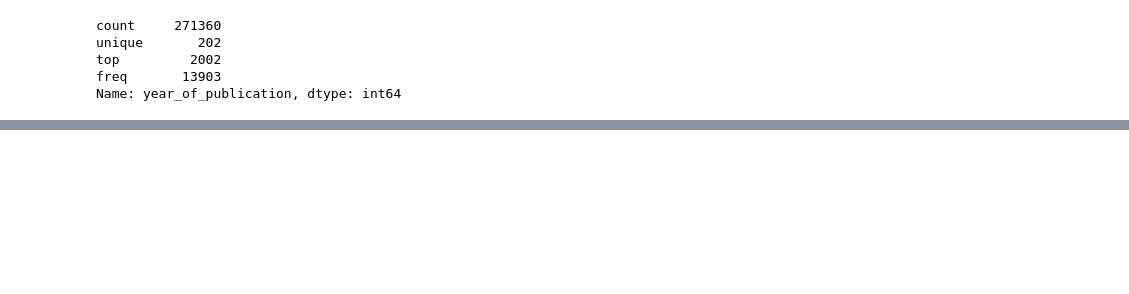
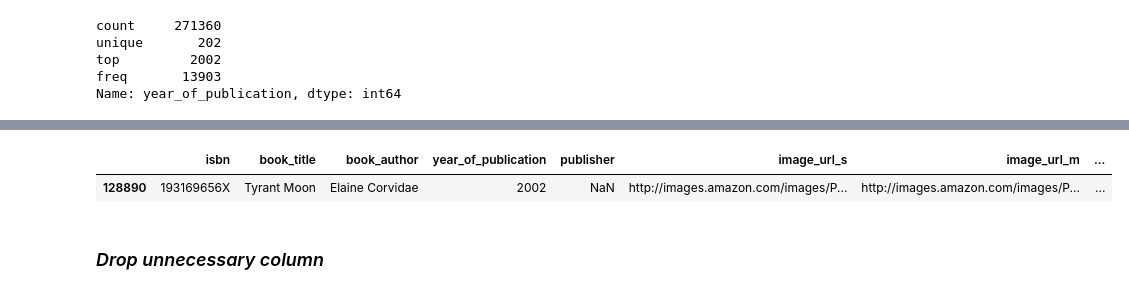
Before and after one commit to SophieHubert/Recommended-Reading, a Jupyter notebook: Working/01.1 - Data cleaning - Books.ipynb, the cells around one changed output, grey strips where cells are left out. Cells and saved outputs as stored; diff of their text form; code cells hidden in the pictures; blank space fills up the shorter version.

```diff
--- a/Working/01.1 - Data cleaning - Books.ipynb
+++ b/Working/01.1 - Data cleaning - Books.ipynb
@@ -182,2 +274,2 @@ books.year_of_publication.isnull().sum()
 # %%
-books.yearOfPublication = books.yearOfPublication.astype(np.int32)
+books.year_of_publication = books.year_of_publication.astype(np.int32)
@@ -188,7 +306,10 @@ books.loc[books.publisher.isnull(),:]
 # %%
 #investigating rows having NaNs
 #Checking with rows having bookTitle as Tyrant Moon to see if we can get any clues
-books.loc[(books.bookTitle == 'Tyrant Moon'),:]
+books.loc[(books.book_title == 'Tyrant Moon'),:]
 #no clues
+# %% [output]
+|  | isbn | book_title | book_author | year_of_publication | publisher | image_url_s | image_url_m | ... |
+| 128890 | 193169656X | Tyrant Moon | Elaine Corvidae | 2002 | NaN | http://images.amazon.com/images/P... | http://images.amazon.com/images/P... | ... |
 # %%
 #Checking with rows having bookTitle as Finder Keepers to see if we can get any clues
@@ -204,3 +325,5 @@ books.loc[(books.bookAuthor == 'Linnea Sinclair'),:]
 #since there is nothing in common to infer publisher for NaNs, replacing these with 'other
 books.loc[(books.ISBN == '193169656X'),'publisher'] = 'other'
 books.loc[(books.ISBN == '1931696993'),'publisher'] = 'other'
+# %% [markdown]
+### _Drop unnecessary column_
```
Also changed, not shown: parts of 49 cells of this notebook, 6 other files.
